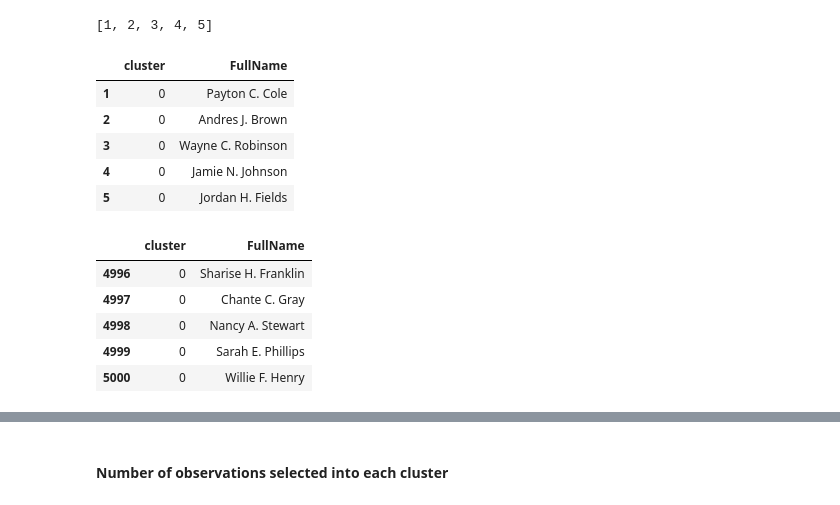
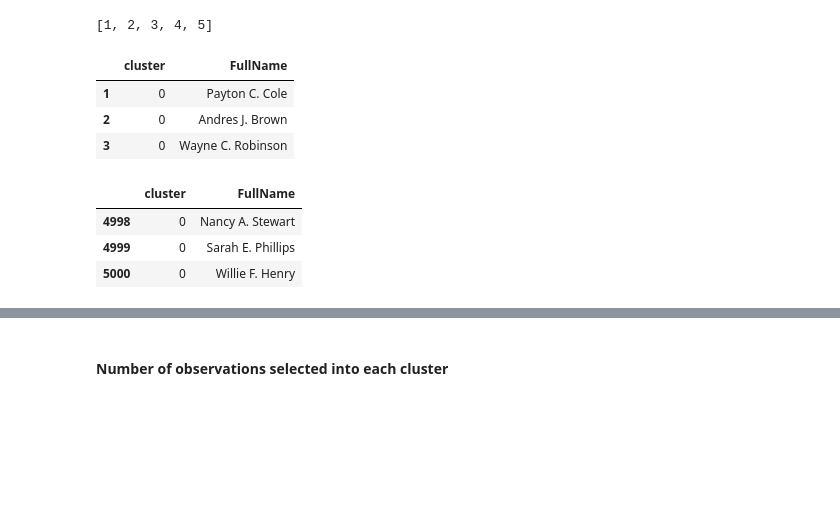
Before and after one commit to Christopher-Pfeifer/Statistics-Probability, a Jupyter notebook: SamplingMethods.ipynb, the cells around one changed output, grey strips where cells are left out. Drawn from its saved outputs; the diff is of its cells as text; code cells hidden in the pictures; blank space fills up the shorter version.

```diff
--- a/SamplingMethods.ipynb
+++ b/SamplingMethods.ipynb
@@ -569,18 +644,14 @@ print(cluster_choices)
 # %%
 # add a new column to the dataframe called 'cluster', temporalily valued at 0
 population['cluster'] = int(0)
-display(population[['cluster','FullName']].head())
-display(population[['cluster','FullName']].tail())
+display(population[['cluster','FullName']].head(3))
+display(population[['cluster','FullName']].tail(3))
 # %% [output]
 |  | cluster | FullName |
 | 1 | 0 | Payton C. Cole |
 | 2 | 0 | Andres J. Brown |
 | 3 | 0 | Wayne C. Robinson |
-| 4 | 0 | Jamie N. Johnson |
-| 5 | 0 | Jordan H. Fields |
 |  | cluster | FullName |
-| 4996 | 0 | Sharise H. Franklin |
-| 4997 | 0 | Chante C. Gray |
 | 4998 | 0 | Nancy A. Stewart |
 | 4999 | 0 | Sarah E. Phillips |
 | 5000 | 0 | Willie F. Henry |
```
Also changed, not shown: parts of 35 cells of this notebook.
